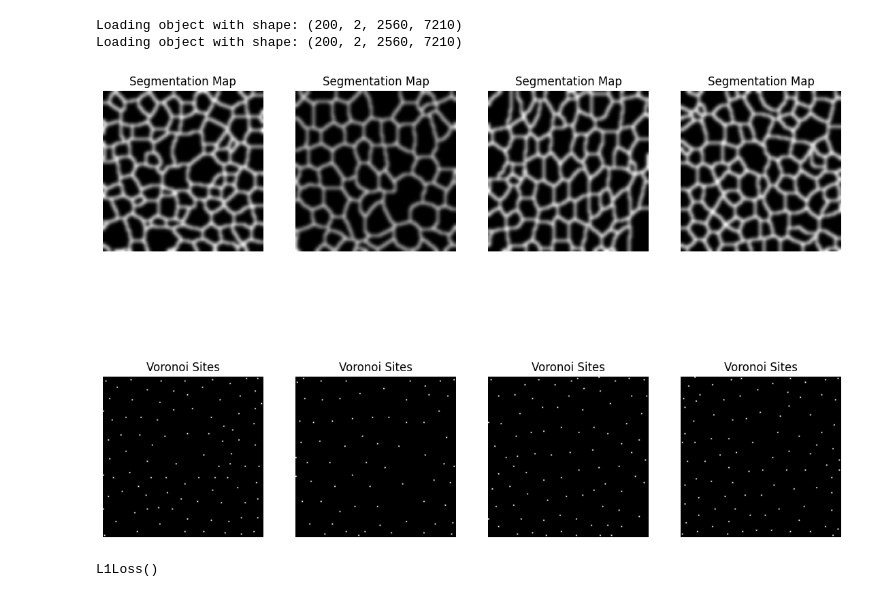
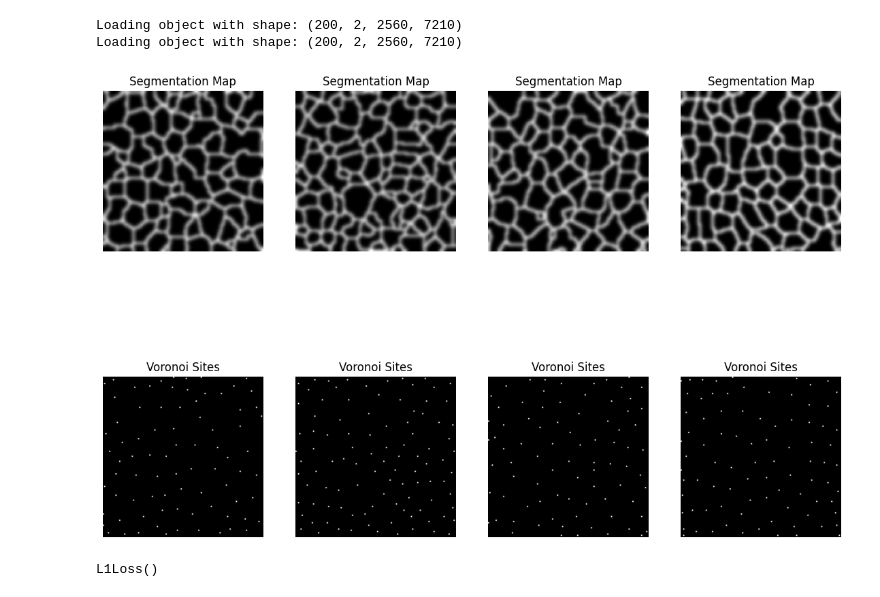
Before and after one commit to siddharthsrivastava0501/isbi-2024-code, a Jupyter notebook: 128x128_model.ipynb, the cells around one changed output. Cells and saved outputs as stored; diff of their text form; code cells hidden in the pictures.

```diff
--- a/128x128_model.ipynb
+++ b/128x128_model.ipynb
@@ -105,21 +105,23 @@ Loading object with shape: (200, 2, 2560, 7210)
 Loading object with shape: (200, 2, 2560, 7210)
 # %%
 n_samples = 4
-img, tar = next(iter(train))
+img, tar = next(iter(val))
+
+# tar = transforms.GaussianBlur(7, 1.5)(tar)
 
 plt.figure(figsize=(14,10))
 for i in range(n_samples):
     a, b = img[i], tar[i]
 
     plt.subplot(2, n_samples, 1 + i)
     show_image(b, "Segmentation Map")
 
     plt.subplot(2, n_samples, 1 + n_samples + i)
     show_image(a, "Voronoi Sites")
 
 plt.show()
 # %% [output]
-[figure, old version]
+[figure, new version]
 # %%
 class UNet(nn.Module):
 
```
Also changed, not shown: parts of 4 cells of this notebook, 7 other files.
